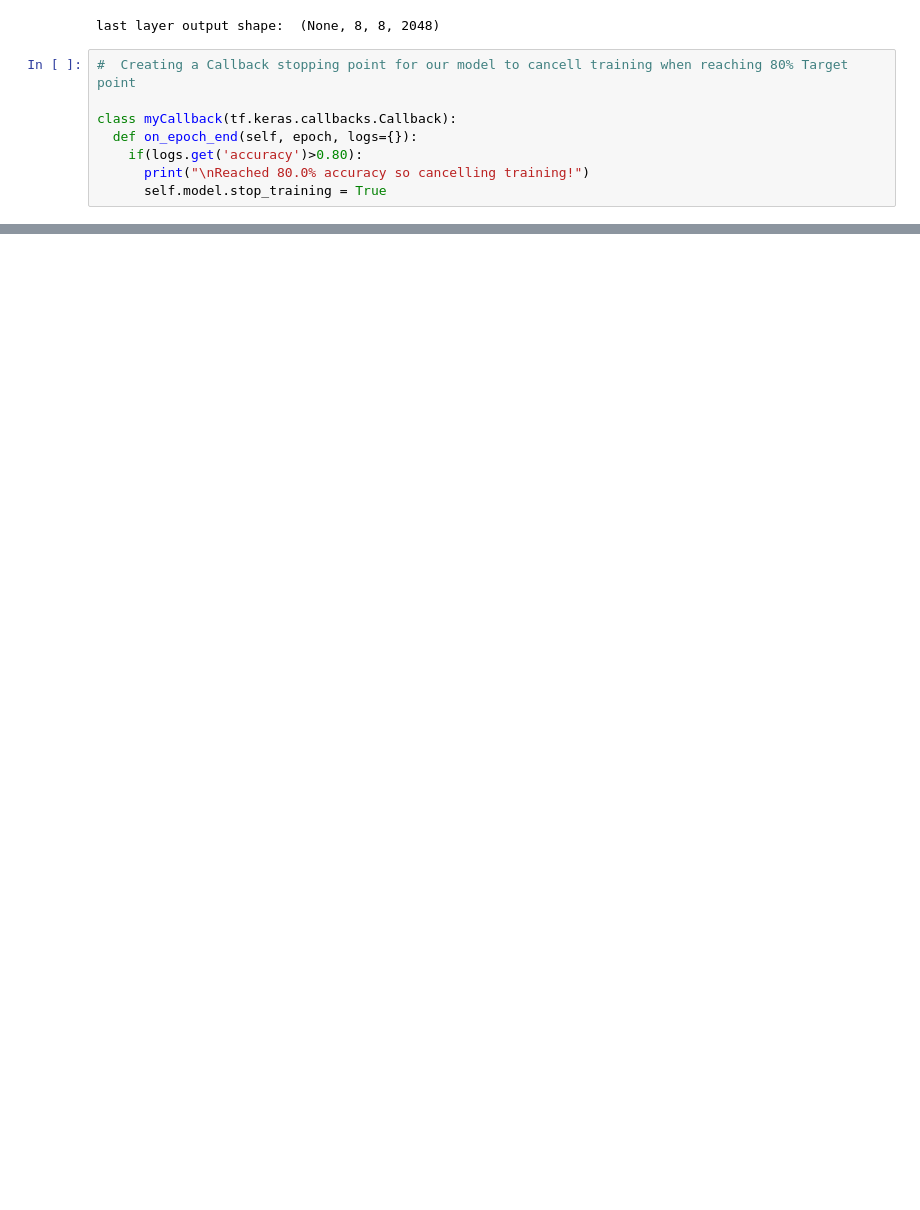
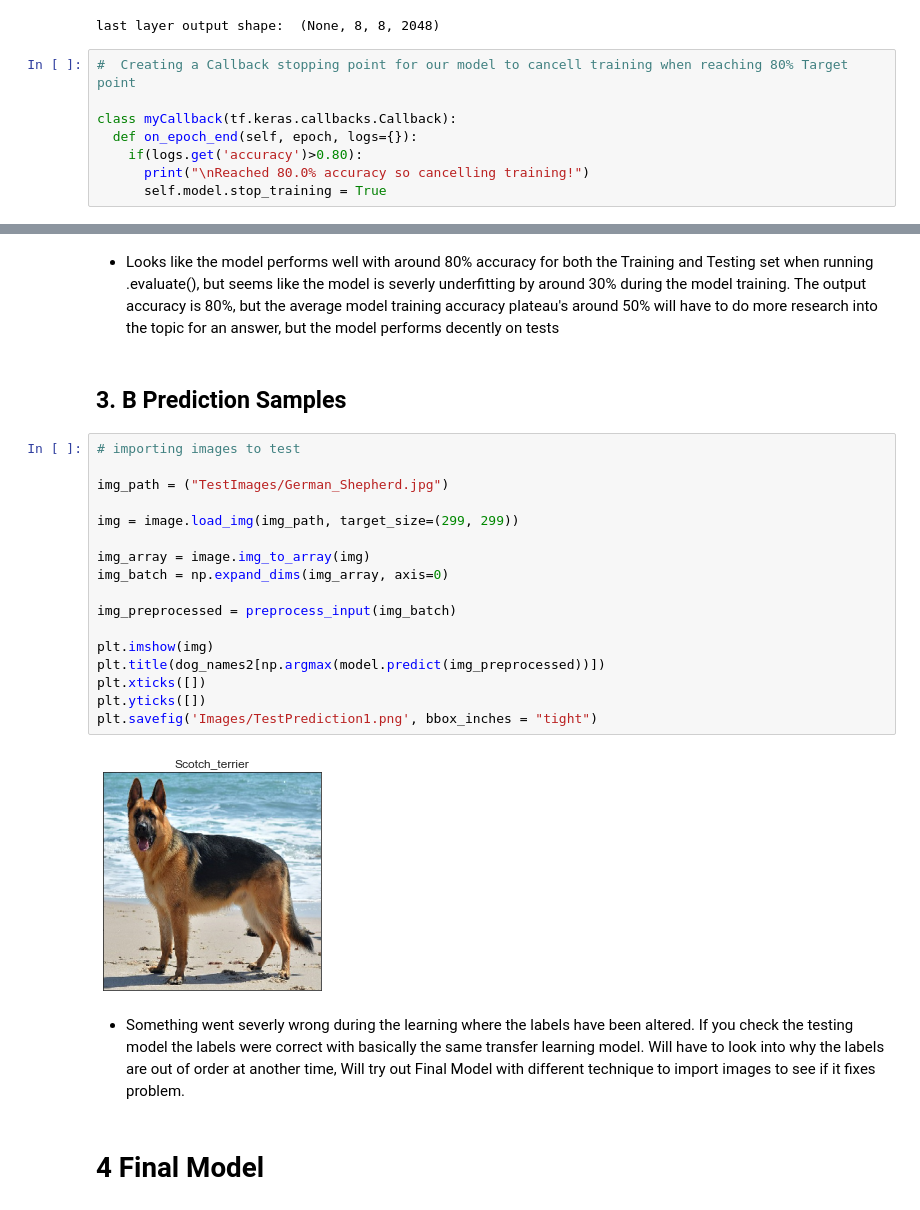
Before and after one commit to anguyen61191/Stanford-Dog-Dataset-Image-Classification, a Jupyter notebook: StanfordDogDataImageClassification.ipynb, the cells around one changed output, grey strips where cells are left out. Drawn from its saved outputs; the diff is of its cells as text; blank space fills up the shorter version.

```diff
--- a/StanfordDogDataImageClassification.ipynb
+++ b/StanfordDogDataImageClassification.ipynb
@@ -639,0 +599,27 @@ array([[0.02075512, 0.00383194, 0.00426957, 0.00361787, 0.00290307,
+# %% [markdown]
+- Looks like the model performs well with around 80% accuracy for both the Training and Testing set when running .evaluate(), but seems like the model is severly underfitting by around 30% during the model training.  The output accuracy is 80%, but the average model training accuracy plateau's around 50% will have to do more research into the topic for an answer, but the model performs decently on tests
+# %% [markdown]
+## 3. B Prediction Samples
+# %%
+# importing images to test
+
+img_path = ("TestImages/German_Shepherd.jpg")
+
+img = image.load_img(img_path, target_size=(299, 299))
+
+img_array = image.img_to_array(img)
+img_batch = np.expand_dims(img_array, axis=0)
+
+img_preprocessed = preprocess_input(img_batch)
+
+plt.imshow(img)
+plt.title(dog_names2[np.argmax(model.predict(img_preprocessed))])
+plt.xticks([])
+plt.yticks([])
+plt.savefig('Images/TestPrediction1.png', bbox_inches = "tight")
+# %% [output]
+[figure, added]
+# %% [markdown]
+- Something went severly wrong during the learning where the labels have been altered.  If you check the testing model the labels were correct with basically the same transfer learning model.  Will have to look into why the labels are out of order at another time,  Will try out Final Model with different technique to import images to see if it fixes problem.
+# %% [markdown]
+#  4 Final Model
```
Also changed, not shown: parts of 61 cells of this notebook, 21 other files.
